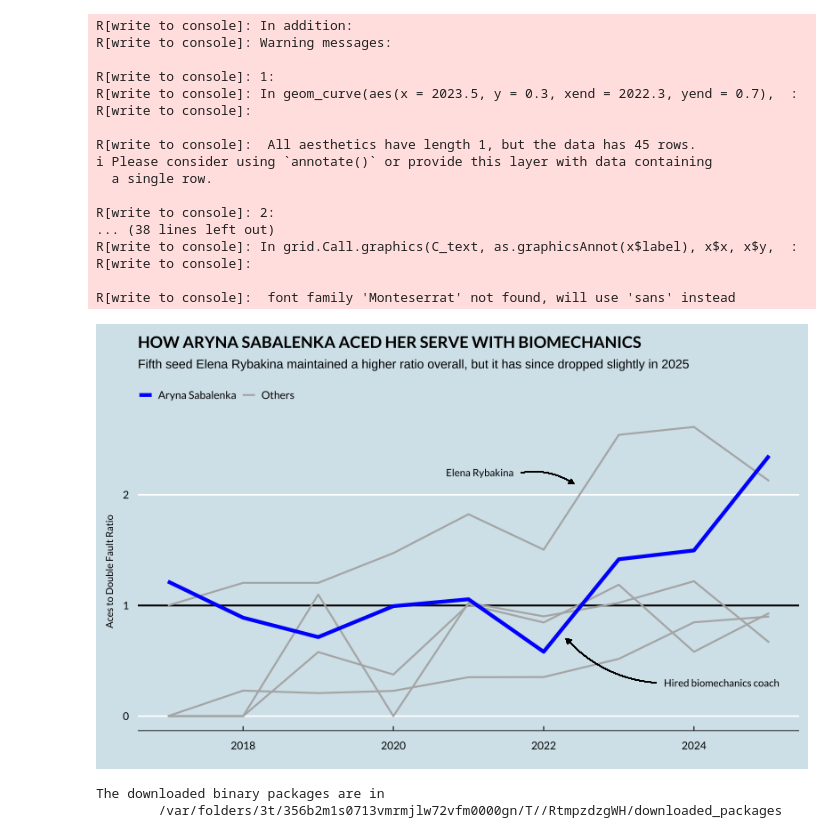
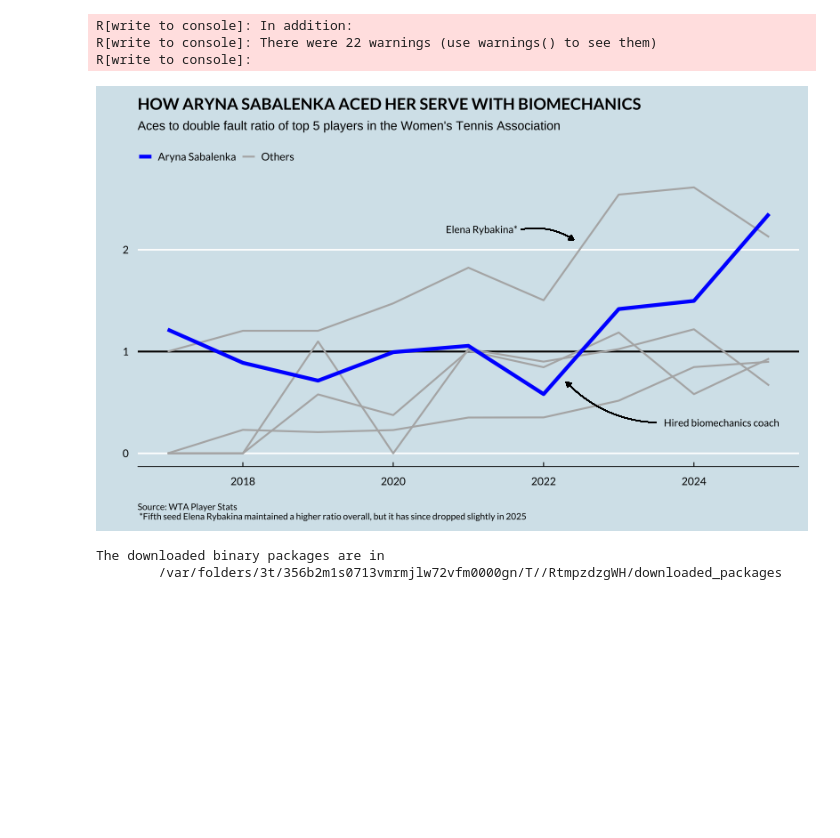
Before and after one commit to hazel-gandhi/in-one-chart, a Jupyter notebook: in-one-chart.ipynb, the cells around one changed output. Saved outputs shown, nothing was run; the diff lists cells and outputs as text; code cells hidden in the pictures; blank space fills up the shorter version.

Commit message:
updated image

```diff
--- a/in-one-chart.ipynb
+++ b/in-one-chart.ipynb
@@ -128,55 +154,43 @@ ggplot(df) +
             size = 2) +
   labs(color = 'Aryna Sabalenka',
        title = 'HOW ARYNA SABALENKA ACED HER SERVE WITH BIOMECHANICS',
-       subtitle = "Fifth seed Elena Rybakina maintained a higher ratio overall, but it has since dropped slightly in 2025",
+       subtitle = "Aces to double fault ratio of top 5 players in the Women's Tennis Association",
        x = '',
-       y = 'Aces to Double Fault Ratio') +
+       y = '',
+       caption = "Source: WTA Player Stats \n *Fifth seed Elena Rybakina maintained a higher ratio overall, but it has since dropped slightly in 2025") +
   theme_economist() +
   theme(
     text = element_text(family = "lato"),
     plot.title = element_text(family = "lato", size = 18, face = "bold", margin = margin(b = 10)),
     plot.subtitle = element_text(family = "Monteserrat", size = 14, hjust = 0),
     axis.text = element_text(family = "lato", size = 12),
     legend.text = element_text(family = "lato", size = 12),
     axis.title.y = element_text(margin = margin(r=10)),
     legend.justification = "left",
-    legend.margin = margin(t = 20)
+    legend.margin = margin(t = 20),
+    plot.caption = element_text(size = 10, hjust = 0, margin = margin(t = 10))
   ) +
   scale_color_manual(
     values = c("Aryna Sabalenka" = "blue",
                "Others" = "grey70"),
     name = NULL) +
   geom_curve(aes(x = 2023.5, y = 0.3, xend = 2022.3, yend = 0.7),
            arrow = arrow(type = "closed", length = unit(0.2, "cm")),
            curvature = -0.2) +
   annotate("text", x = 2023.6, y = 0.3,
         label = "Hired biomechanics coach",
         hjust = 0, size = 4, family = "lato") +
   geom_curve(aes(x = 2021.7, y = 2.2, xend = 2022.4, yend = 2.1),
            arrow = arrow(type = "closed", length = unit(0.2, "cm")),
            curvature = -0.2) +
   annotate("text", x = 2020.7, y = 2.2,
-        label = "Elena Rybakina",
+        label = "Elena Rybakina*",
         hjust = 0, size = 4, family = "lato")
 # %% [output]
 R[write to console]: In addition:
-R[write to console]: Warning messages:
-
-R[write to console]: 1:
-R[write to console]: In geom_curve(aes(x = 2023.5, y = 0.3, xend = 2022.3, yend = 0.7),  :
+R[write to console]: There were 22 warnings (use warnings() to see them)
 R[write to console]:
-
-R[write to console]:  All aesthetics have length 1, but the data has 45 rows.
-ℹ Please consider using `annotate()` or provide this layer with data containing
-  a single row.
-
-R[write to console]: 2:
-... (38 lines left out)
-R[write to console]: In grid.Call.graphics(C_text, as.graphicsAnnot(x$label), x$x, x$y,  :
-R[write to console]:
-
-R[write to console]:  font family 'Monteserrat' not found, will use 'sans' instead
-[figure, old version]
+[figure, new version]
 # %%
 %%R
 
```
Also changed, not shown: parts of 8 cells of this notebook, 6 other files.
